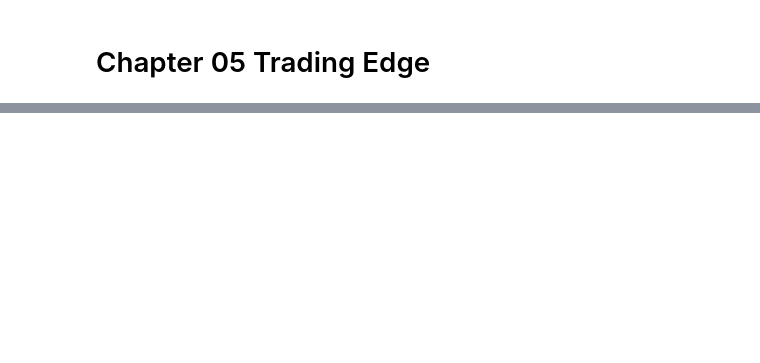
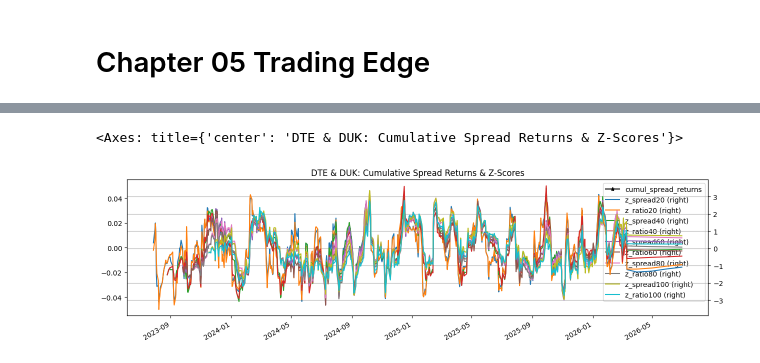
Before and after one commit to PacktPublishing/Algorithmic-Short-Selling-with-Python_Second-Edition, a Jupyter notebook: Chapter 5 Trading Edge.ipynb, the cells around one changed output, grey strips where cells are left out. Cells and saved outputs as stored; diff of their text form; code cells hidden in the pictures; blank space fills up the shorter version.

```diff
--- a/Chapter 5 Trading Edge.ipynb
+++ b/Chapter 5 Trading Edge.ipynb
@@ -411,0 +746,12 @@ z_pair_df_cols
+# %%
+df_pair = px_df[[pair[0], pair[1]]].ffill().copy()
+df_pair['spread'] = round(df_pair[pair[0]] - df_pair[pair[1]],5)
+df_pair['spread_daily_log'] = np.log(df_pair['spread']/df_pair['spread'].shift()).round(5)
+df_pair['cumul_spread_returns'] = df_pair['spread_daily_log'].cumsum().apply(np.exp) - 1
+df_pair = pd.concat([df_pair, z_pair_df], axis=1).dropna(how = 'all', axis =0)
+plot_cols = [ 'cumul_spread_returns'] + list(z_pair_df.columns)
+df_pair[plot_cols][coint_window:].plot(figsize=(15, 4), grid = True, secondary_y = list(z_pair_df.columns),
+                                title=f'{pair[0]} & {pair[1]}: Cumulative Spread Returns & Z-Scores', style = ['k-*'] )#+ ['c:','y:','b--','m--','c-','y-','co','yo'])
+# %% [output]
+<Axes: title={'center': 'DTE & DUK: Cumulative Spread Returns & Z-Scores'}>
+[figure, added]
```
Also changed, not shown: parts of 94 cells of this notebook.
